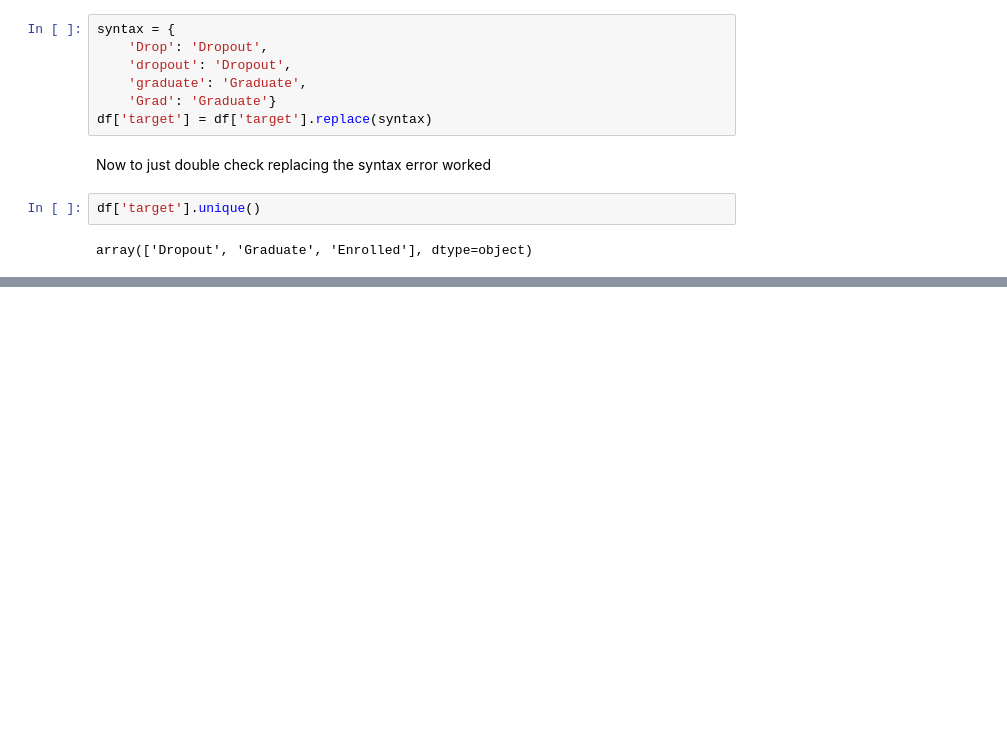
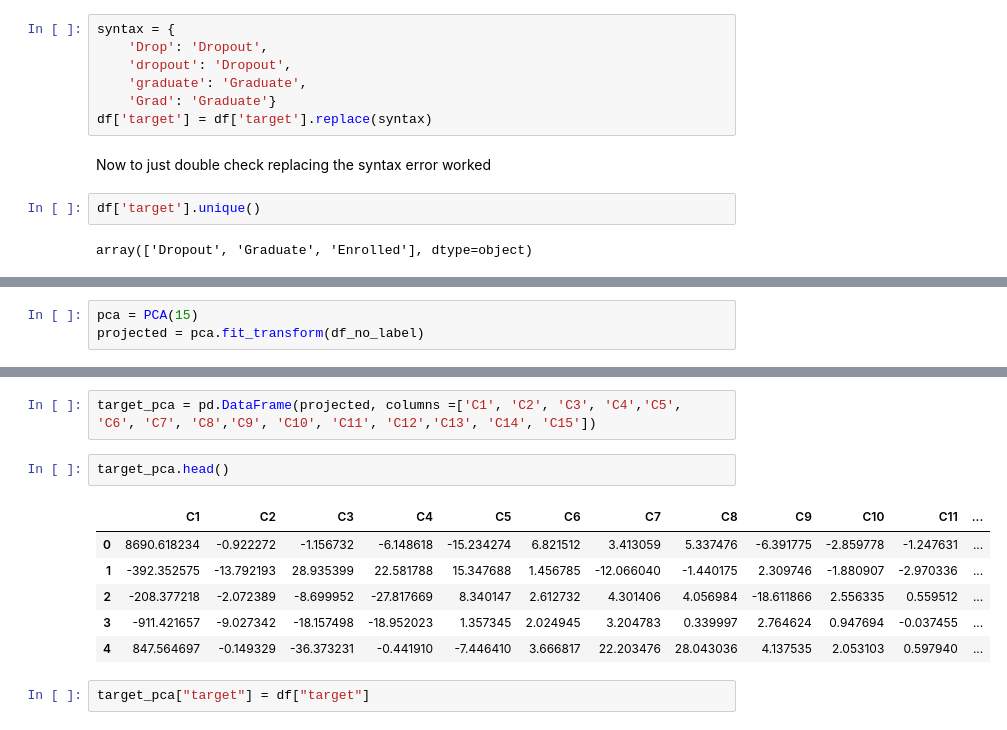
Before and after one commit to 2024200/JasonLiuDoyle_DPrepHDip_CA1, a Jupyter notebook: JasonLiuDoyle_DPrepHDip_CA1 (2).ipynb, the cells around one changed output, grey strips where cells are left out. Cells and saved outputs as stored; diff of their text form; blank space fills up the shorter version.

```diff
--- a/JasonLiuDoyle_DPrepHDip_CA1 (2).ipynb
+++ b/JasonLiuDoyle_DPrepHDip_CA1 (2).ipynb
@@ -314,0 +376,3 @@ NameError: name 'X' is not defined
+# %%
+pca = PCA(15)
+projected = pca.fit_transform(df_no_label)
@@ -314,0 +383,13 @@ NameError: name 'X' is not defined
+# %%
+target_pca = pd.DataFrame(projected, columns =['C1', 'C2', 'C3', 'C4','C5', 'C6', 'C7', 'C8','C9', 'C10', 'C11', 'C12','C13', 'C14', 'C15'])
+# %%
+target_pca.head()
+# %% [output]
+|  | C1 | C2 | C3 | C4 | C5 | C6 | C7 | C8 | C9 | C10 | C11 | ... |
+| 0 | 8690.618234 | -0.922272 | -1.156732 | -6.148618 | -15.234274 | 6.821512 | 3.413059 | 5.337476 | -6.391775 | -2.859778 | -1.247631 | ... |
+| 1 | -392.352575 | -13.792193 | 28.935399 | 22.581788 | 15.347688 | 1.456785 | -12.066040 | -1.440175 | 2.309746 | -1.880907 | -2.970336 | ... |
+| 2 | -208.377218 | -2.072389 | -8.699952 | -27.817669 | 8.340147 | 2.612732 | 4.301406 | 4.056984 | -18.611866 | 2.556335 | 0.559512 | ... |
+| 3 | -911.421657 | -9.027342 | -18.157498 | -18.952023 | 1.357345 | 2.024945 | 3.204783 | 0.339997 | 2.764624 | 0.947694 | -0.037455 | ... |
+| 4 | 847.564697 | -0.149329 | -36.373231 | -0.441910 | -7.446410 | 3.666817 | 22.203476 | 28.043036 | 4.137535 | 2.053103 | 0.597940 | ... |
+# %%
+target_pca["target"] = df["target"]
```
Also changed, not shown: parts of 36 cells of this notebook.
